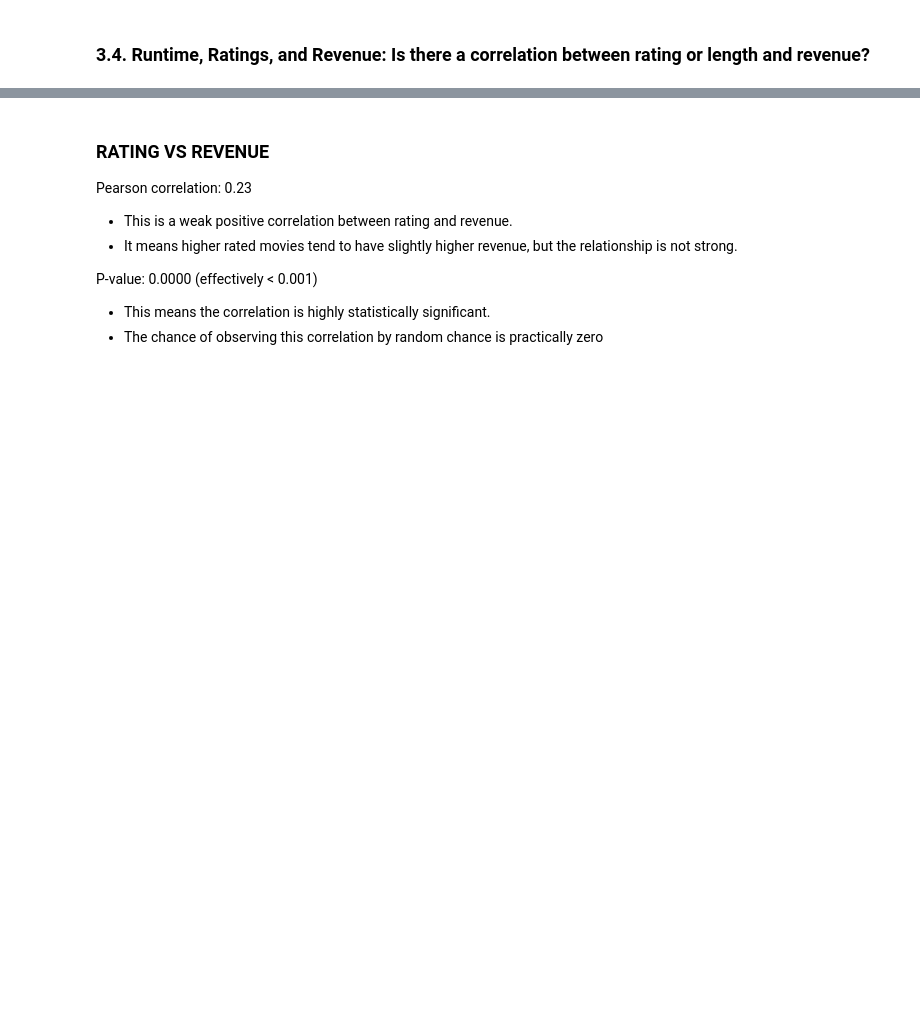
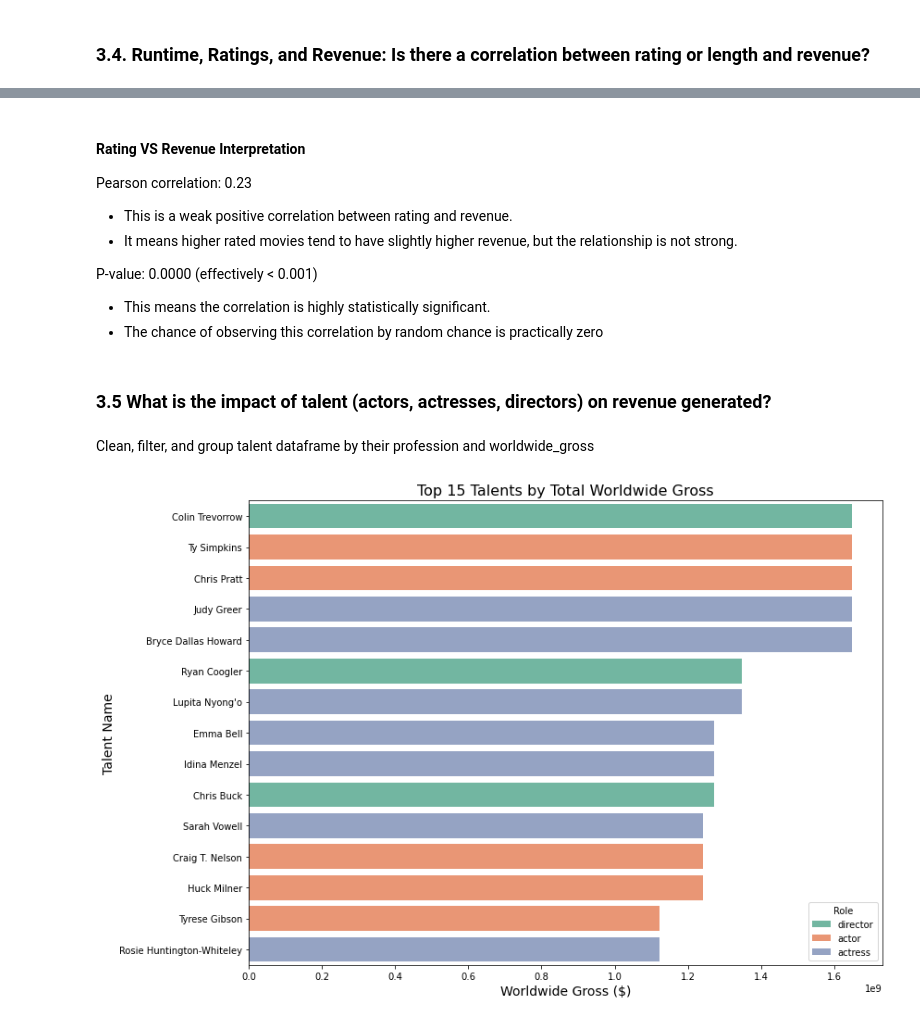
Before and after one commit to tingly-amua/Box-Office-Movie-Analysis, a Jupyter notebook: project.ipynb, the cells around one changed output, grey strips where cells are left out. Saved outputs shown, nothing was run; the diff lists cells and outputs as text; code cells hidden in the pictures; blank space fills up the shorter version.

```diff
--- a/project.ipynb
+++ b/project.ipynb
@@ -363,0 +425,5 @@ memory usage: 183.8+ KB
+# %%
+talent_df.drop_duplicates(subset = "primary_name", inplace = True) #drop duplicates
+talent_df.reset_index(drop = True) #reset the dataframe index to start at 0 and drop the old indexing column
+talent_df.dropna(inplace =True) #drop empty rows with no information
+talent_df
@@ -841,5 +910,5 @@ Pearson correlation: 0.23, p-value: 0.0000
 # %% [markdown]
-### RATING VS REVENUE
+#### Rating VS Revenue Interpretation
 
 Pearson correlation: 0.23
 
@@ -850,3 +919,42 @@ P-value: 0.0000 (effectively < 0.001)
 
 * This means the correlation is highly statistically significant.
 * The chance of observing this correlation by random chance is practically zero
+# %% [markdown]
+### 3.5 What is the impact of talent (actors, actresses, directors) on revenue generated?
+# %% [markdown]
+Clean, filter, and group talent dataframe by their profession and worldwide_gross
+# %%
+# Clean the revenue column for the talent_revenue_df
+talent_revenue_df['worldwide_gross'] = talent_revenue_df['worldwide_gross'].replace('[\$,]', '', regex=True).astype(float)
+
+# Filter for actors, actresses, directors (exclude writers if not needed)
+filtered_roles = ['actor', 'actress', 'director']
+filtered_df = talent_revenue_df[talent_revenue_df['category'].isin(filtered_roles)]
+
+# Group by name and role, then compute average gross
+top_talents = (filtered_df
+               .groupby(['primary_name', 'category'])['worldwide_gross']
+               .mean()  # Or use .sum() if preferred
+               .reset_index()
+               .sort_values(by='worldwide_gross', ascending=False)
+               .head(15))  # Top 15 across all categories
+# %%
+# Plot
+plt.figure(figsize=(12, 8))
+barplot = sns.barplot(
+    data=top_talents,
+    x='worldwide_gross',
+    y='primary_name',
+    hue='category',
+    dodge=False,
+    palette='Set2'
+)
+
+plt.title('Top 15 Talents by Total Worldwide Gross', fontsize=16)
+plt.xlabel('Worldwide Gross ($)', fontsize=14)
+plt.ylabel('Talent Name', fontsize=14)
+plt.legend(title='Role', loc='lower right')
+plt.tight_layout()
+plt.show()
+# %% [output]
+[figure, added]
```
Also changed, not shown: parts of 54 cells of this notebook.
